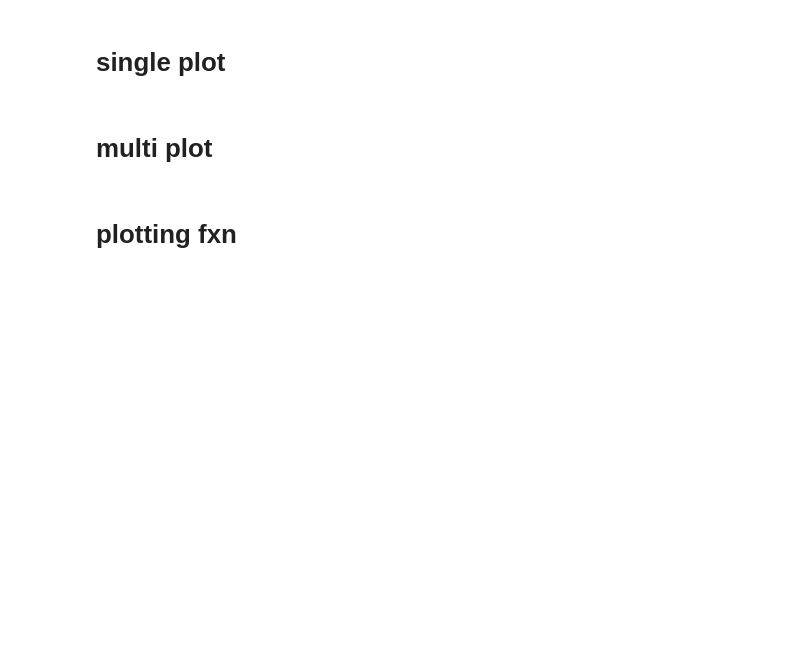
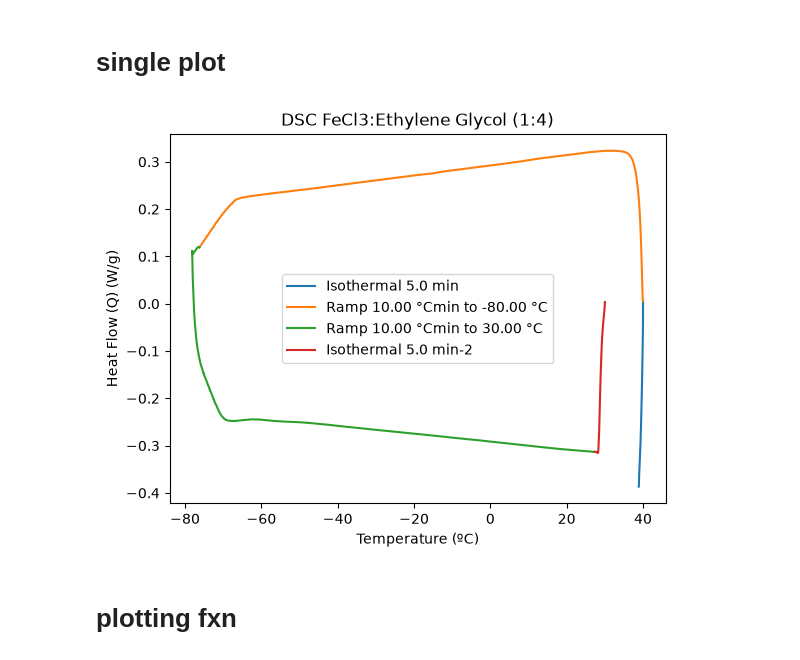
Before and after one commit to maurielle-noto/ionic-liquid-characterization, a Jupyter notebook: dsc.ipynb, the cells around one changed output. Saved outputs shown, nothing was run; the diff lists cells and outputs as text; code cells hidden in the pictures; blank space fills up the shorter version.

Commit message:
updated dsc plot to show individual steps of DSC test with diff colors

```diff
--- a/dsc.ipynb
+++ b/dsc.ipynb
@@ -23,13 +26,3 @@ dsc_df.head()
-# %%
-import pandas as pd
-
-dsc_xl = pd.ExcelFile('/Users/mauriellenoto/Desktop/seager/ionicliquids/data/DSC/FeCl3EthylGlyc14/2026-07-22/2026-07-22-DSC-FeCl3EthylGlyc-1-4.xls')
-
-sheets = dsc_xl.sheet_names
-
-for s in range(0, len(sheets)):
-    sheet_df = pd.read_excel('/Users/mauriellenoto/Desktop/seager/ionicliquids/data/DSC/FeCl3EthylGlyc14/2026-07-22/2026-07-22-DSC-FeCl3EthylGlyc-1-4.xls',
-                             sheet_name = s, header = 1)
 # %% [markdown]
 # extract data fxn
 # %%
@@ -87,7 +80,28 @@ def extract_data(path):
     return combined_df
 # %% [markdown]
 # single plot
-# %% [markdown]
-# multi plot
+# %%
+import pandas as pd
+import matplotlib.pyplot as plt
+
+dsc_xl = pd.ExcelFile('/Users/mauriellenoto/Desktop/seager/ionicliquids/data/DSC/FeCl3EthylGlyc14/2026-07-22/2026-07-22-DSC-FeCl3EthylGlyc-1-4.xls')
+chem = "FeCl3:Ethylene Glycol (1:4)"
+sheets = dsc_xl.sheet_names[1:]
+
+all_steps = {}
+for s in sheets:
+    sheet_df = pd.read_excel('/Users/mauriellenoto/Desktop/seager/ionicliquids/data/DSC/FeCl3EthylGlyc14/2026-07-22/2026-07-22-DSC-FeCl3EthylGlyc-1-4.xls',
+                             sheet_name = s, header = 1)
+    sheet_df.drop(0, axis = 0, inplace=True)
+    temp = sheet_df["Temperature"].tolist()
+    plt.plot(temp, sheet_df["Heat Flow (Normalized)"], label = s)
+
+plt.xlabel("Temperature (ºC)")
+plt.ylabel("Heat Flow (Q) (W/g)")
+plt.title(f"DSC {chem}")
+plt.legend()
+plt.show()
+# %% [output]
+[figure, added]
 # %% [markdown]
 # plotting fxn
```
Also changed, not shown: parts of 2 cells of this notebook, 1 other file.
